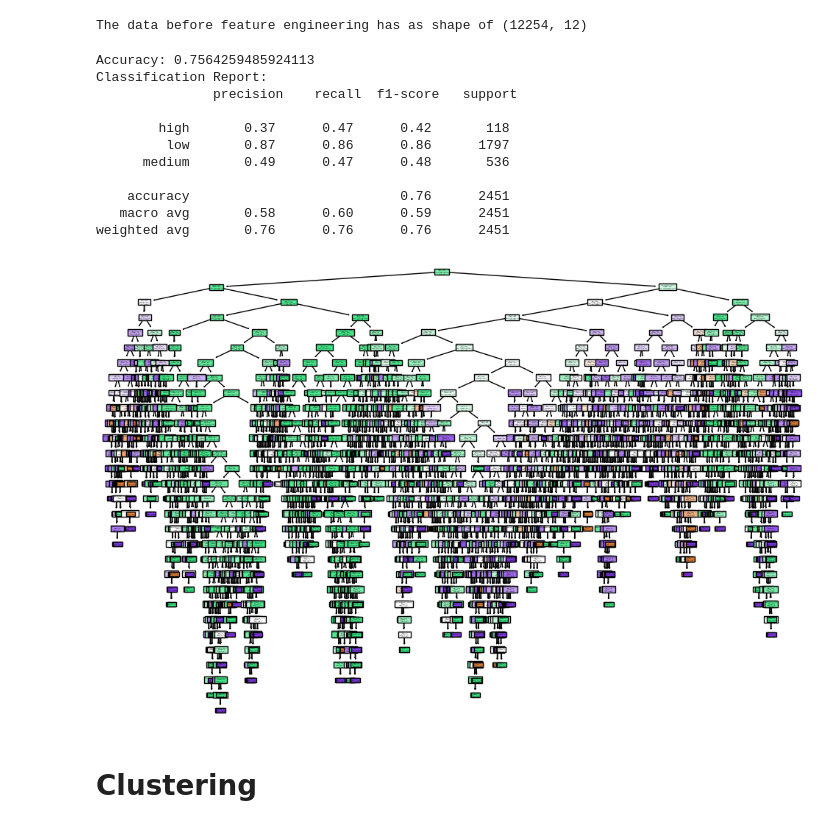
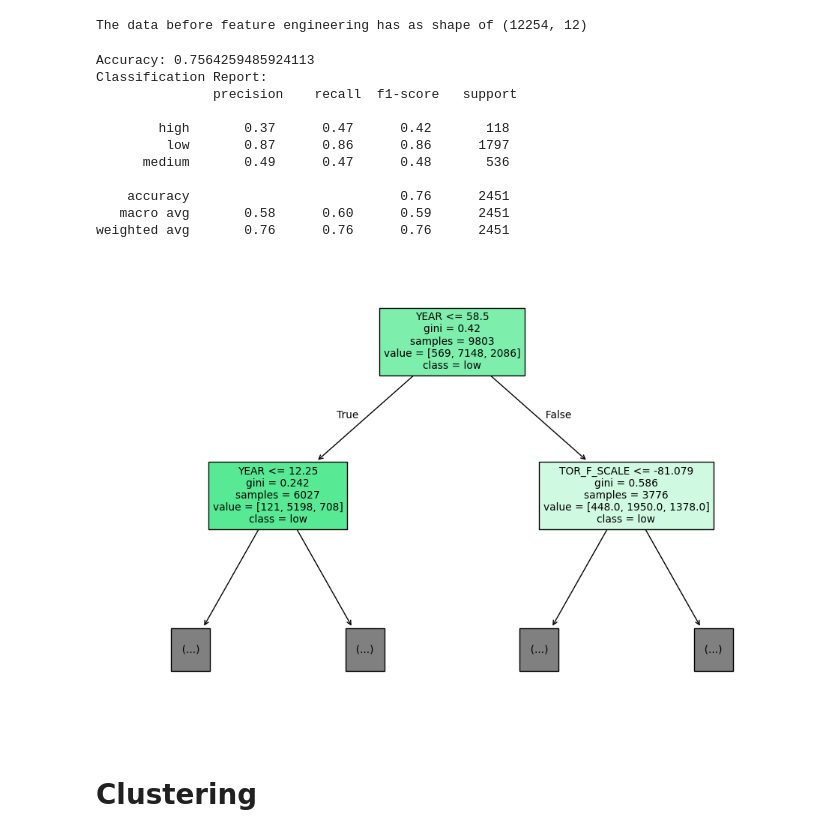
Before and after one commit to DConly/MachineLearningProject, a Jupyter notebook: mainJupyterNotebook.ipynb, the cells around one changed output. Saved outputs shown, nothing was run; the diff lists cells and outputs as text; code cells hidden in the pictures.

Commit message:
Changed the max_depth to view the Decision tree

```diff
--- a/mainJupyterNotebook.ipynb
+++ b/mainJupyterNotebook.ipynb
@@ -74,31 +74,31 @@ The data before feature engineering has as shape of (12254, 12)
 # %%
 from sklearn.tree import plot_tree
 
 
 clf = DecisionTreeClassifier(random_state=42)
 clf.fit(X_train, y_train)
 y_pred = clf.predict(X_test)
 print("Accuracy:", accuracy_score(y_test, y_pred))
 print("Classification Report:\n", classification_report(y_test, y_pred))
 
 # Step 6: Visualize the Decision Tree
 plt.figure(figsize=(12, 8))
 plot_tree(clf, feature_names=df.drop(columns=['DAMAGE_PROPERTY', 'DAMAGE_CROPS', 'DAMAGE_CATEGORY']).columns,
-          class_names=clf.classes_, filled=True)
+          class_names=clf.classes_, filled=True, max_depth=1)
 plt.show()
 # %% [output]
 Accuracy: 0.7564259485924113
 Classification Report:
                precision    recall  f1-score   support
 
         high       0.37      0.47      0.42       118
          low       0.87      0.86      0.86      1797
       medium       0.49      0.47      0.48       536
 
     accuracy                           0.76      2451
    macro avg       0.58      0.60      0.59      2451
 weighted avg       0.76      0.76      0.76      2451
-[figure, old version]
+[figure, new version]
 # %% [markdown]
 # Clustering
 # %% [markdown]
```
